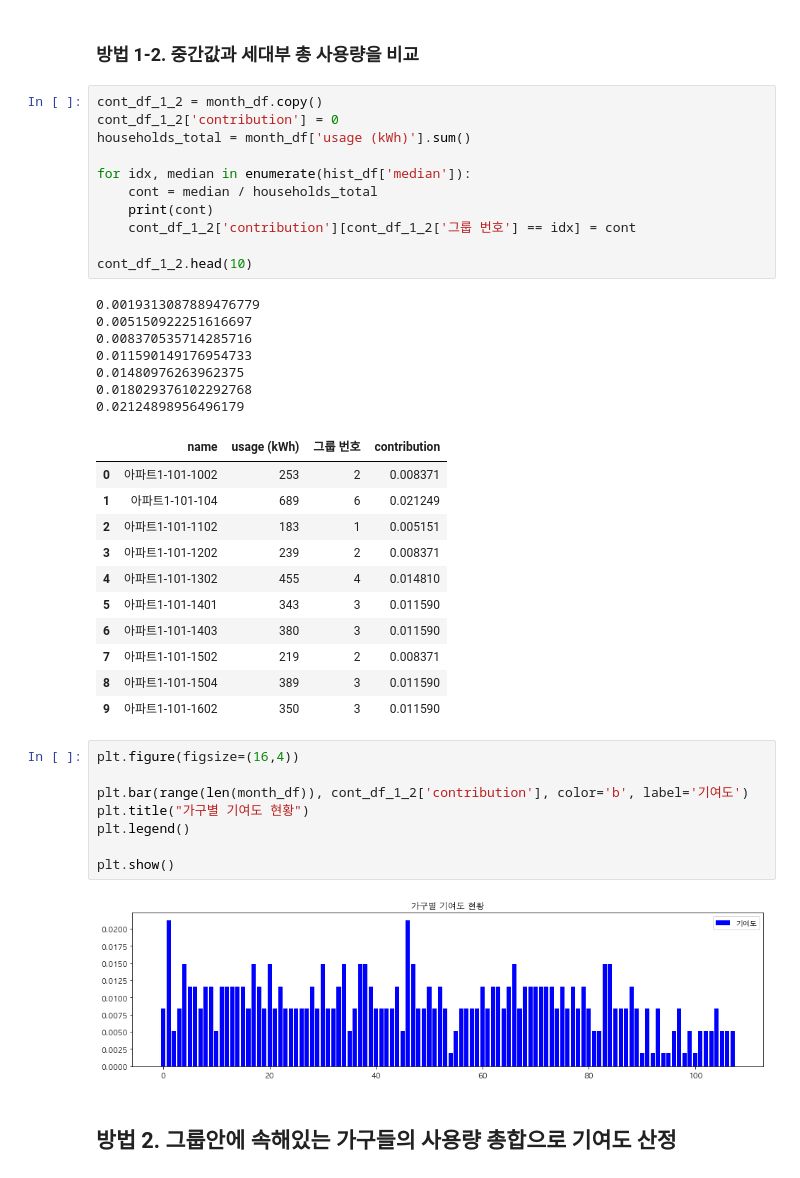
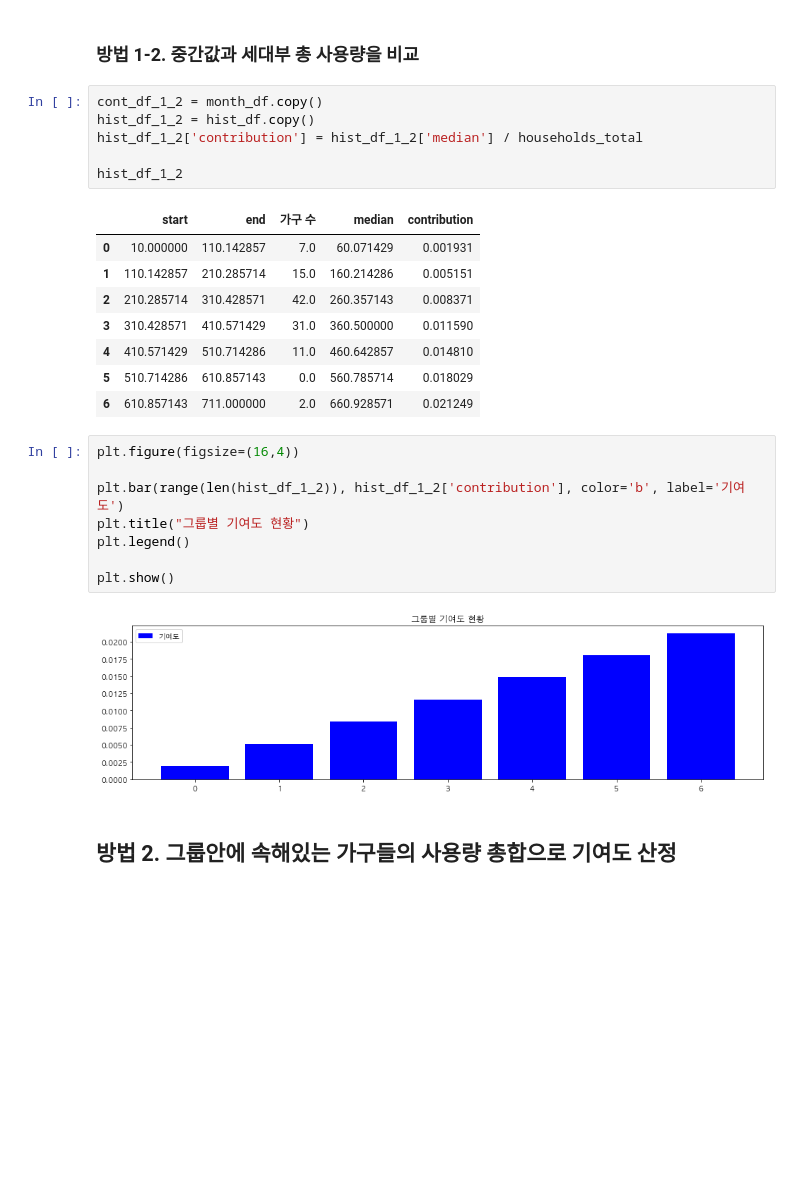
Before and after one commit to formegusto/distribution-public-fee, a Jupyter notebook: pt2.그룹별 가격분배.ipynb, the cells around one changed output. Drawn from its saved outputs; the diff is of its cells as text; blank space fills up the shorter version.

```diff
--- a/pt2.그룹별 가격분배.ipynb
+++ b/pt2.그룹별 가격분배.ipynb
@@ -182,46 +182,31 @@ plt.show()
 [figure]
 # %% [markdown]
 ### 방법 1-2. 중간값과 세대부 총 사용량을 비교
-# %%
-cont_df_1_2 = month_df.copy()
-cont_df_1_2['contribution'] = 0
-households_total = month_df['usage (kWh)'].sum()
-
-for idx, median in enumerate(hist_df['median']):
-    cont = median / households_total
-    print(cont)
-    cont_df_1_2['contribution'][cont_df_1_2['그룹 번호'] == idx] = cont
-
-cont_df_1_2.head(10)
-# %% [output]
-0.0019313087889476779
-0.005150922251616697
-0.008370535714285716
-0.011590149176954733
-0.01480976263962375
-0.018029376102292768
-0.02124898956496179
-|  | name | usage (kWh) | 그룹 번호 | contribution |
-| 0 | 아파트1-101-1002 | 253 | 2 | 0.008371 |
-| 1 | 아파트1-101-104 | 689 | 6 | 0.021249 |
-| 2 | 아파트1-101-1102 | 183 | 1 | 0.005151 |
-| 3 | 아파트1-101-1202 | 239 | 2 | 0.008371 |
-| 4 | 아파트1-101-1302 | 455 | 4 | 0.014810 |
-| 5 | 아파트1-101-1401 | 343 | 3 | 0.011590 |
-| 6 | 아파트1-101-1403 | 380 | 3 | 0.011590 |
-| 7 | 아파트1-101-1502 | 219 | 2 | 0.008371 |
-| 8 | 아파트1-101-1504 | 389 | 3 | 0.011590 |
-| 9 | 아파트1-101-1602 | 350 | 3 | 0.011590 |
+# %%
+cont_df_1_2 = month_df.copy()
+hist_df_1_2 = hist_df.copy()
+hist_df_1_2['contribution'] = hist_df_1_2['median'] / households_total
+
+hist_df_1_2
+# %% [output]
+|  | start | end | 가구 수 | median | contribution |
+| 0 | 10.000000 | 110.142857 | 7.0 | 60.071429 | 0.001931 |
+| 1 | 110.142857 | 210.285714 | 15.0 | 160.214286 | 0.005151 |
+| 2 | 210.285714 | 310.428571 | 42.0 | 260.357143 | 0.008371 |
+| 3 | 310.428571 | 410.571429 | 31.0 | 360.500000 | 0.011590 |
+| 4 | 410.571429 | 510.714286 | 11.0 | 460.642857 | 0.014810 |
+| 5 | 510.714286 | 610.857143 | 0.0 | 560.785714 | 0.018029 |
+| 6 | 610.857143 | 711.000000 | 2.0 | 660.928571 | 0.021249 |
 # %%
 plt.figure(figsize=(16,4))
 
-plt.bar(range(len(month_df)), cont_df_1_2['contribution'], color='b', label='기여도')
-plt.title("가구별 기여도 현황")
+plt.bar(range(len(hist_df_1_2)), hist_df_1_2['contribution'], color='b', label='기여도')
+plt.title("그룹별 기여도 현황")
 plt.legend()
 
 plt.show()
 # %% [output]
-[figure, old version]
+[figure, new version]
 # %% [markdown]
 ## 방법 2. 그룹안에 속해있는 가구들의 사용량 총합으로 기여도 산정
 # %%
```
Also changed, not shown: parts of 22 cells of this notebook, 1 other file.
